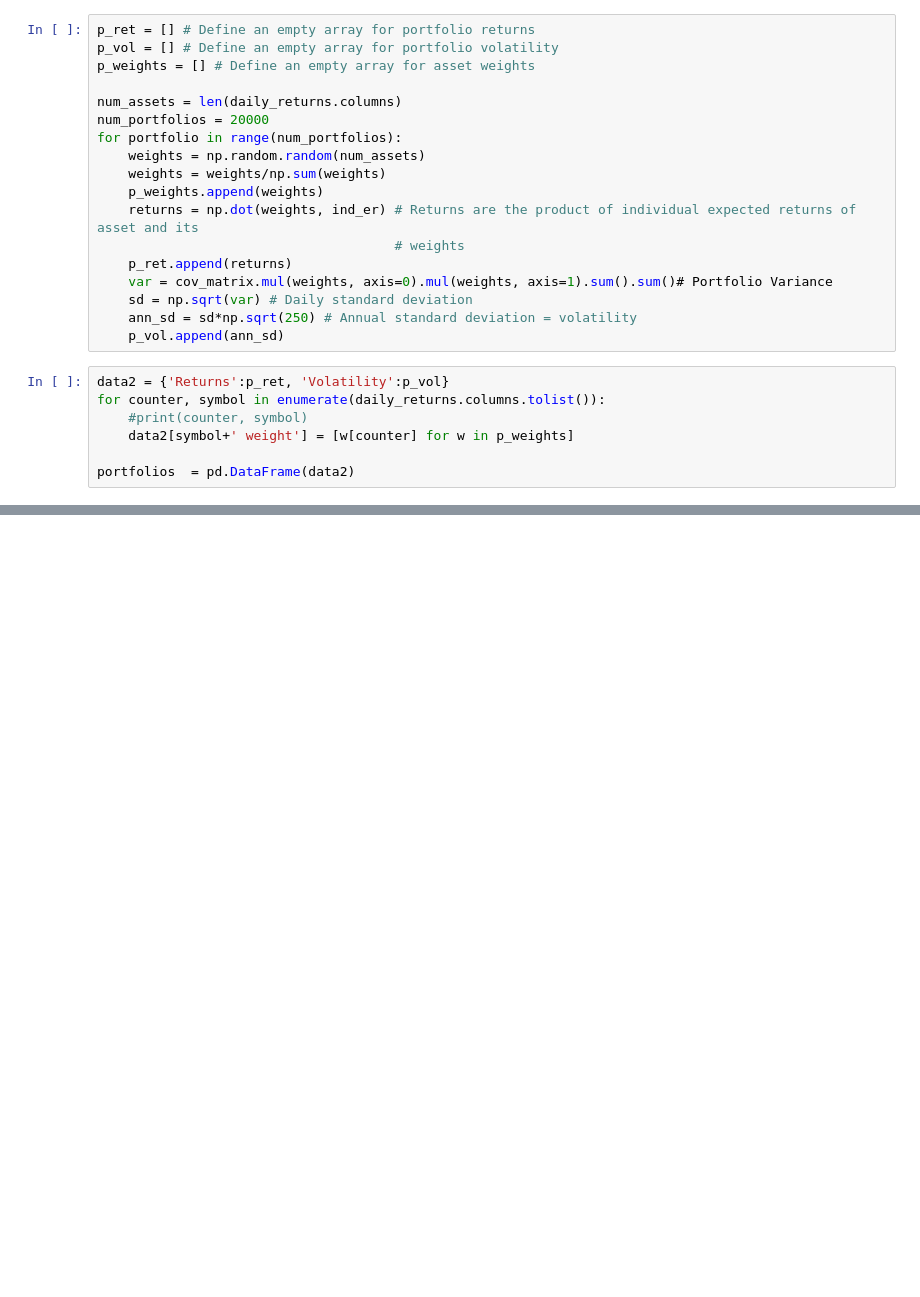
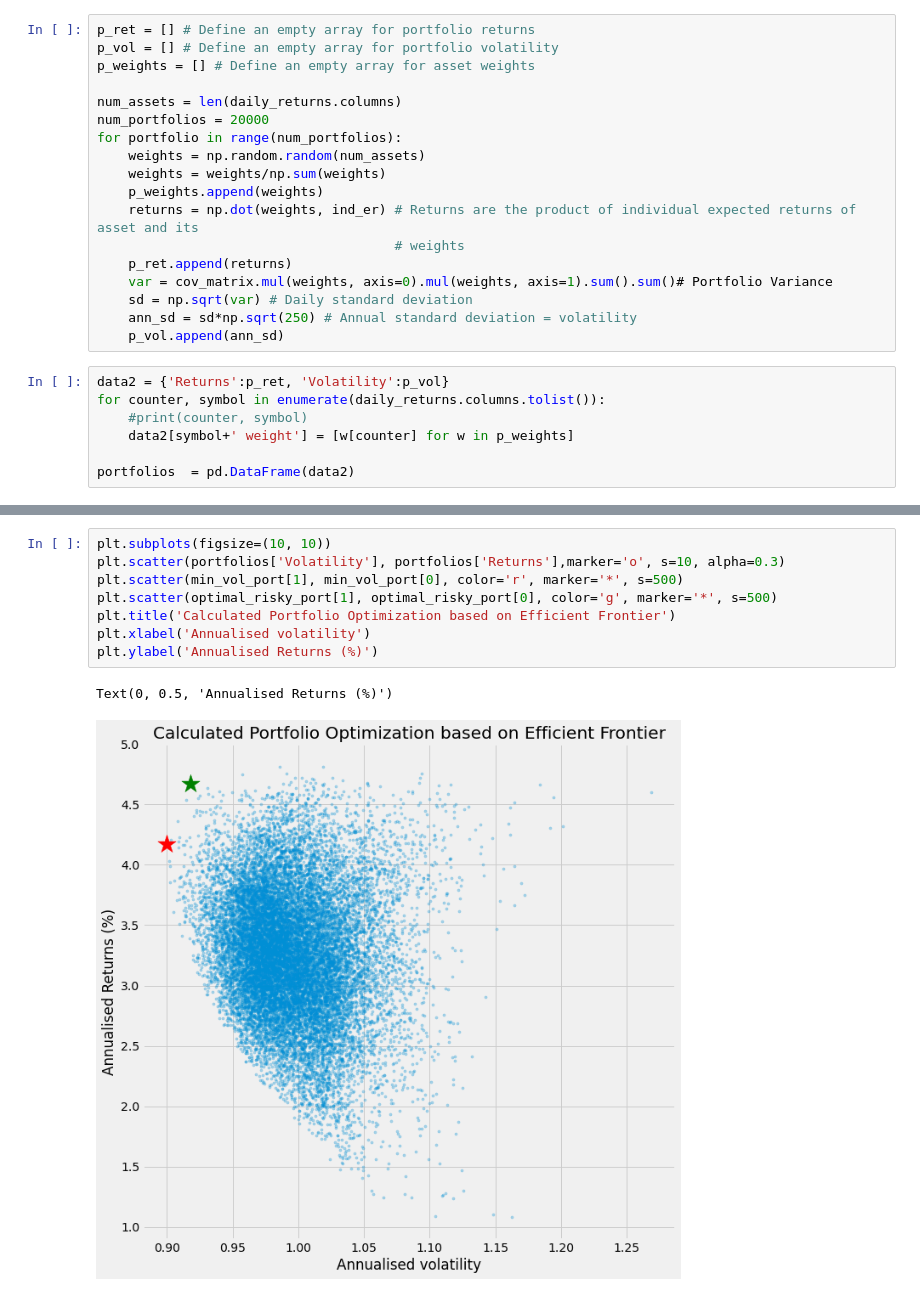
Before and after one commit to dev-jamesk/Crypto-Efficient-Frontier-Visualizer, a Jupyter notebook: Lab.ipynb, the cells around one changed output, grey strips where cells are left out. Drawn from its saved outputs; the diff is of its cells as text; blank space fills up the shorter version.

```diff
--- a/Lab.ipynb
+++ b/Lab.ipynb
@@ -252,0 +271,11 @@ plt.scatter(optimal_risky_port[1], optimal_risky_port[0], color='g', marker='*',
+# %%
+plt.subplots(figsize=(10, 10))
+plt.scatter(portfolios['Volatility'], portfolios['Returns'],marker='o', s=10, alpha=0.3)
+plt.scatter(min_vol_port[1], min_vol_port[0], color='r', marker='*', s=500)
+plt.scatter(optimal_risky_port[1], optimal_risky_port[0], color='g', marker='*', s=500)
+plt.title('Calculated Portfolio Optimization based on Efficient Frontier')
+plt.xlabel('Annualised volatility')
+plt.ylabel('Annualised Returns (%)')
+# %% [output]
+Text(0, 0.5, 'Annualised Returns (%)')
+[figure, added]
```
Also changed, not shown: parts of 15 cells of this notebook.
